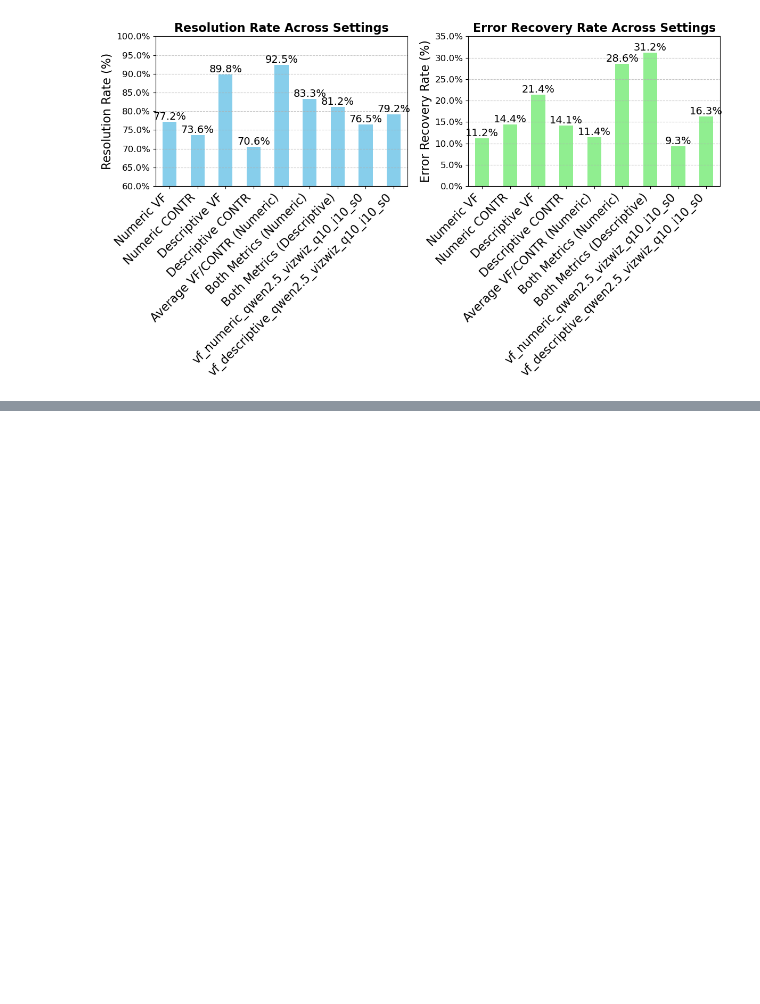
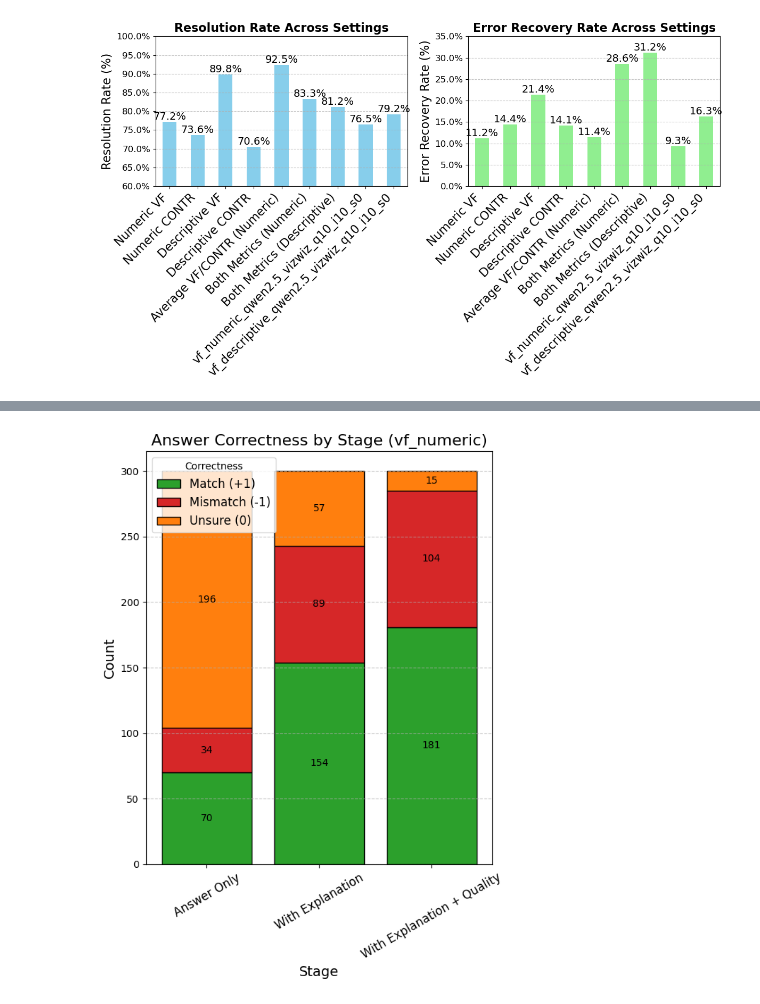
Before and after one commit to Keyu-He/vlm-rationale-study, a Jupyter notebook: src_analysis/UserStudyAnalysis.ipynb, the cells around one changed output, grey strips where cells are left out. Saved outputs shown, nothing was run; the diff lists cells and outputs as text; code cells hidden in the pictures; blank space fills up the shorter version.

```diff
--- a/src_analysis/UserStudyAnalysis.ipynb
+++ b/src_analysis/UserStudyAnalysis.ipynb
@@ -606,0 +750,87 @@ df_map['vf_numeric_llava1.5_with_image_q20_i10_s0']
+# %%
+import numpy as np
+import matplotlib.pyplot as plt
+import pandas as pd
+
+# mapping from your raw column names to nice labels
+stage_map = {
+    'answeronly': 'Answer Only',
+    'withexplanation': 'With Explanation',
+    'withexplanationquality': 'With Explanation + Quality'
+}
+
+selection_order = [0, 1, 2]
+colors = ['tab:green', 'tab:red', 'tab:orange']
+stage_order = list(stage_map.values())
+
+for setting, df in df_map.items():
+    # 1) melt into long form
+    df_long = df.melt(
+        id_vars=['user_id', 'batch', 'question_i', 'ground_truth'],
+        value_vars=list(stage_map.keys()),
+        var_name='Stage',
+        value_name='Selection'
+    )
+    # 2) map raw to pretty
+    df_long['Stage'] = df_long['Stage'].map(stage_map)
+
+    # 3) compute u_i
+    #   u_i = 0 if Selection == 2
+    #   u_i = 1 if (sel=1 & gt=0) or (sel=0 & gt=1)
+    #   u_i = -1 otherwise (i.e. sel matches gt)
+    df_long['u_i'] = np.where(
+        df_long['Selection'] == 2, 0,
+        np.where(
+            ((df_long['Selection'] == 1) & (df_long['ground_truth'] == 1)) |
+            ((df_long['Selection'] == 0) & (df_long['ground_truth'] == 0)),
+            1,
+            -1
+        )
+    )
+
+    # inspect the new column
+    print(f"\n—— {setting} ——")
+    # randomly sample 5 rows
+    print(df_long[['Stage', 'Selection', 'ground_truth', 'u_i']].sample(5))
+
+    # now group & plot u_i
+    u_order  = [1, -1, 0]                     # mismatch, unsure, match
+    u_colors = ['tab:green', 'tab:red', 'tab:orange',]
+    u_labels = ['Match (+1)', 'Mismatch (-1)', 'Unsure (0)',]
+
+    grouped = (
+        df_long
+        .groupby('Stage')['u_i']
+        .value_counts()
+        .unstack(fill_value=0)
+        .reindex(index=stage_order, columns=u_order)
+    )
+
+    fig, ax = plt.subplots(figsize=(6, 8))
+    x = np.arange(len(stage_order))
+    bottom = np.zeros(len(stage_order))
+
+    for u, color, label in zip(u_order, u_colors, u_labels):
+        counts = grouped[u].values
+        bars = ax.bar(x, counts, bottom=bottom, label=label,
+                    color=color, edgecolor='black')
+        for idx, bar in enumerate(bars):
+            h = bar.get_height()
+            if h:
+                ax.text(bar.get_x() + bar.get_width()/2,
+                        bottom[idx] + h/2,
+                        f"{int(h)}",
+                        ha='center', va='center')
+        bottom += counts
+
+    ax.set_xticks(x)
+    ax.set_xticklabels(stage_order, fontsize=12, rotation=30)
+    ax.set_xlabel("Stage", fontsize=14)
+    ax.set_ylabel("Count", fontsize=14)
+    ax.set_title(f"Answer Correctness by Stage ({setting.split('_llava')[0].split('_vizwiz')[0]})",
+                fontsize=16)
+    ax.legend(fontsize=12, title="Correctness", loc='upper left')
+    ax.grid(axis='y', linestyle='--', alpha=0.7)
+    plt.tight_layout()
+    plt.show()
+# %% [output]
@@ -606,0 +844 @@ df_map['vf_numeric_llava1.5_with_image_q20_i10_s0']
+[figure, added]
```
Also changed, not shown: parts of 15 cells of this notebook, 5 other files.
